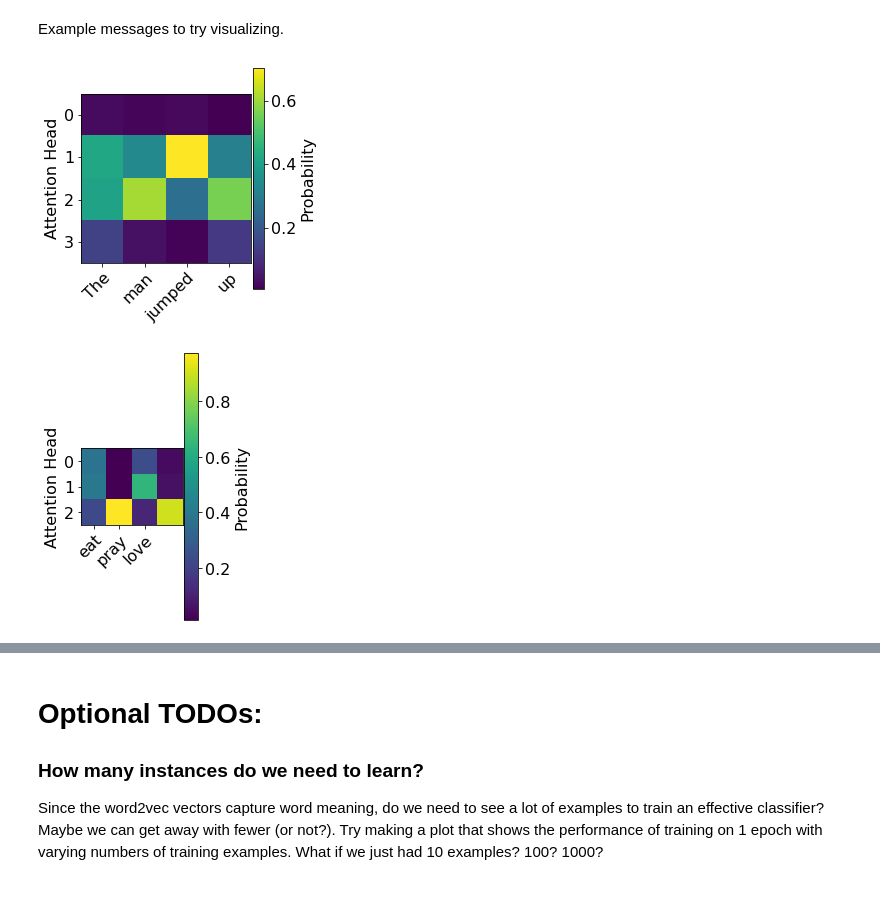
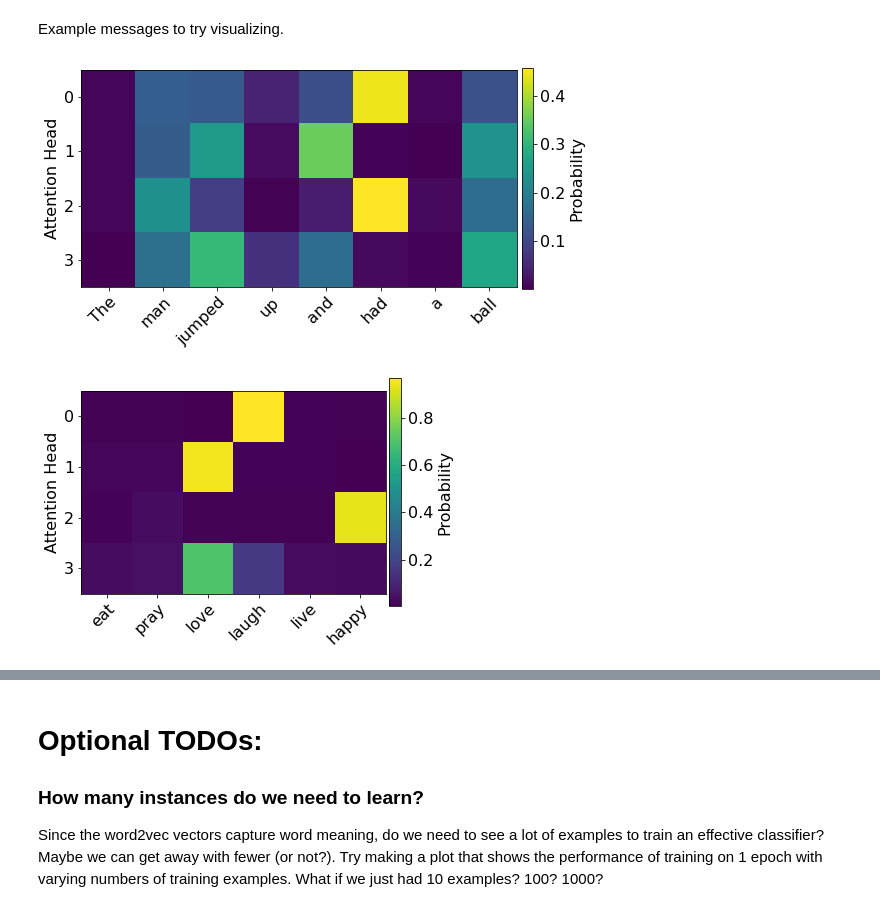
Before and after one commit to josh-ashkinaze/nlp-hw2, a Jupyter notebook: Attention Classifier Pytorch Student.ipynb, the cells around one changed output, grey strips where cells are left out. Cells and saved outputs as stored; diff of their text form; code cells hidden in the pictures.

Commit message:
added attn stuff

```diff
--- a/Attention Classifier Pytorch Student.ipynb
+++ b/Attention Classifier Pytorch Student.ipynb
@@ -692,14 +692,13 @@ def get_label_and_weights(text):
     token_ids = [word_to_index[token] for token in tokens if token in word_to_index]
     token_ids_tensor = torch.tensor([token_ids])
     with torch.no_grad():
-        yhat, w = model(token_ids_tensor)
-    label = 1 if yhat.item() > 0.5 else 0
-    att_weights = w.squeeze().numpy()
+        yhat, attn = model(token_ids_tensor)
+    label = 1 if yhat > 0.5 else 0
+    attn = torch.transpose(attn.squeeze(),0,1)
+
     valid_tokens = [token for token in tokens if token in word_to_index]
 
-    return label, valid_tokens, att_weights
-
-preds, tokens, attn = get_label_and_weights("Hello how are you there my friend")
+    return label, valid_tokens, attn
 # %% [markdown]
 ### Helper functions for visualization
 # %%
@@ -735,14 +734,14 @@ def visualize_attention(words, attention_weights):
 # %% [markdown]
 Example messages to try visualizing.
 # %%
-s = 'The man jumped up'
+s = 'The man jumped up and had a ball'
 pred, tokens, attn = get_label_and_weights(s)
 visualize_attention(tokens, attn)
 # %% [output]
-[figure, old version]
+[figure, new version]
 # %%
-s = 'eat pray love'
+s = 'eat pray love laugh live happy'
 pred, tokens, attn = get_label_and_weights(s)
 visualize_attention(tokens, attn)
 # %% [output]
-[figure, old version]
+[figure, new version]
```
Also changed, not shown: parts of 6 cells of this notebook.
